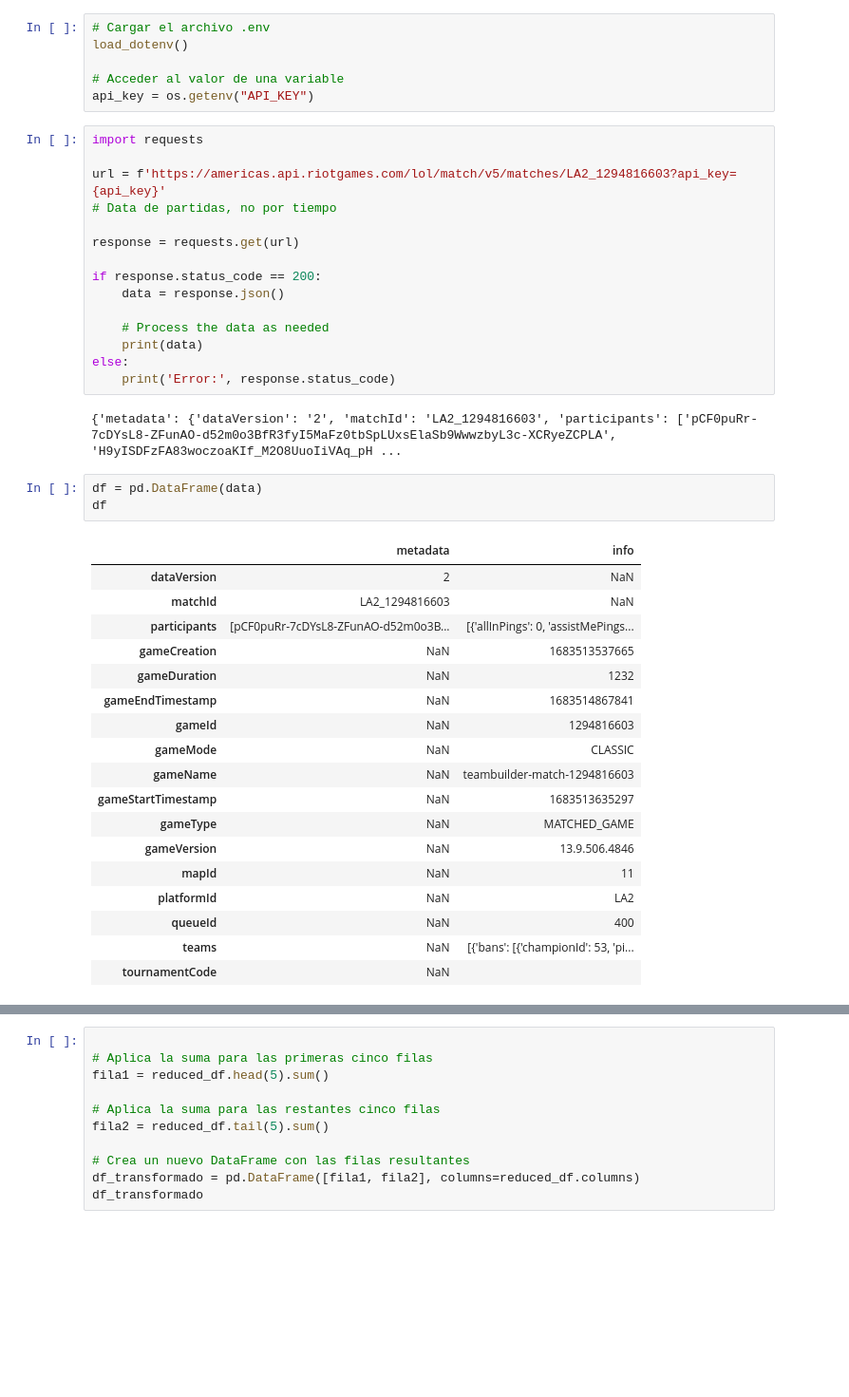
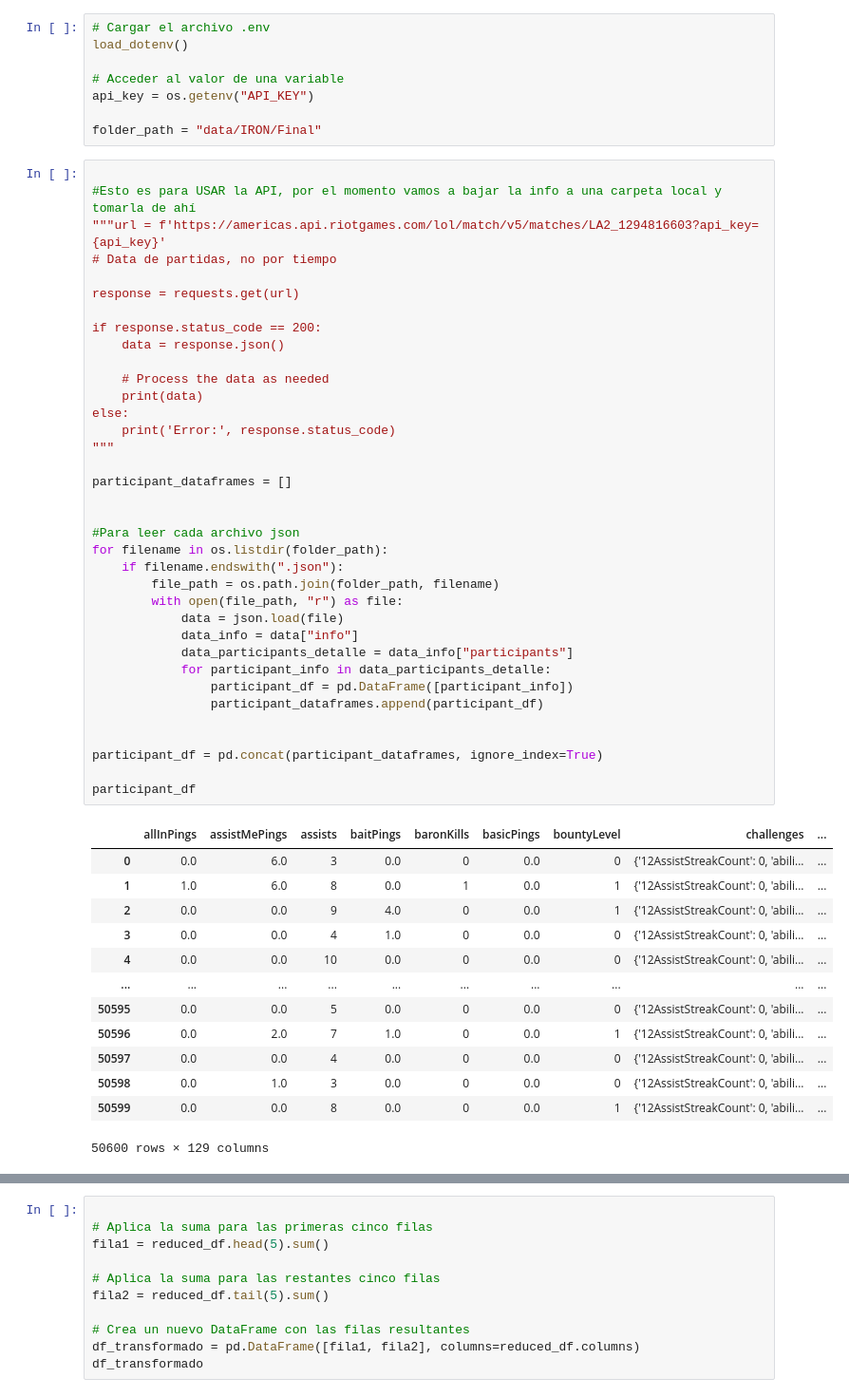
Before and after one commit to nicolas-muzzio/Spirit_of_the_LoL, a Jupyter notebook: Preprocessing.ipynb, the cells around one changed output, grey strips where cells are left out. Shown at 95% size. Drawn from its saved outputs; the diff is of its cells as text; blank space fills up the shorter version.

Commit message:
IRON df completo ... comienza exploración

```diff
--- a/Preprocessing.ipynb
+++ b/Preprocessing.ipynb
@@ -10,42 +13,55 @@ load_dotenv()
 
 # Acceder al valor de una variable
 api_key = os.getenv("API_KEY")
+
+folder_path = "data/IRON/Final"
 # %%
-import requests
 
-url = f'https://americas.api.riotgames.com/lol/match/v5/matches/LA2_1294816603?api_key={api_key}'
+#Esto es para USAR la API, por el momento vamos a bajar la info a una carpeta local y tomarla de ahí
+"""url = f'https://americas.api.riotgames.com/lol/match/v5/matches/LA2_1294816603?api_key={api_key}'
 # Data de partidas, no por tiempo
 
 response = requests.get(url)
 
 if response.status_code == 200:
     data = response.json()
 
     # Process the data as needed
     print(data)
 else:
     print('Error:', response.status_code)
+"""
+
+participant_dataframes = []
+
+
+#Para leer cada archivo json
+for filename in os.listdir(folder_path):
+    if filename.endswith(".json"):
+        file_path = os.path.join(folder_path, filename)
+        with open(file_path, "r") as file:
+            data = json.load(file)
+            data_info = data["info"]
+            data_participants_detalle = data_info["participants"]
+            for participant_info in data_participants_detalle:
+                participant_df = pd.DataFrame([participant_info])
+                participant_dataframes.append(participant_df)
+
+
+participant_df = pd.concat(participant_dataframes, ignore_index=True)
+
+participant_df
 # %% [output]
+|  | allInPings | assistMePings | assists | baitPings | baronKills | basicPings | bountyLevel | challenges | ... |
+| 0 | 0.0 | 6.0 | 3 | 0.0 | 0 | 0.0 | 0 | {'12AssistStreakCount': 0, 'abili... | ... |
+| 1 | 1.0 | 6.0 | 8 | 0.0 | 1 | 0.0 | 1 | {'12AssistStreakCount': 0, 'abili... | ... |
+| 2 | 0.0 | 0.0 | 9 | 4.0 | 0 | 0.0 | 1 | {'12AssistStreakCount': 0, 'abili... | ... |
+| 3 | 0.0 | 0.0 | 4 | 1.0 | 0 | 0.0 | 0 | {'12AssistStreakCount': 0, 'abili... | ... |
+| 4 | 0.0 | 0.0 | 10 | 0.0 | 0 | 0.0 | 0 | {'12AssistStreakCount': 0, 'abili... | ... |
+| ... | ... | ... | ... | ... | ... | ... | ... | ... | ... |
+| 50595 | 0.0 | 0.0 | 5 | 0.0 | 0 | 0.0 | 0 | {'12AssistStreakCount': 0, 'abili... | ... |
+| 50596 | 0.0 | 2.0 | 7 | 1.0 | 0 | 0.0 | 1 | {'12AssistStreakCount': 0, 'abili... | ... |
+| 50597 | 0.0 | 0.0 | 4 | 0.0 | 0 | 0.0 | 0 | {'12AssistStreakCount': 0, 'abili... | ... |
+| 50598 | 0.0 | 1.0 | 3 | 0.0 | 0 | 0.0 | 0 | {'12AssistStreakCount': 0, 'abili... | ... |
+| 50599 | 0.0 | 0.0 | 8 | 0.0 | 0 | 0.0 | 1 | {'12AssistStreakCount': 0, 'abili... | ... |
-{'metadata': {'dataVersion': '2', 'matchId': 'LA2_1294816603', 'participants': ['pCF0puRr-7cDYsL8-ZFunAO-d52m0o3BfR3fyI5MaFz0tbSpLUxsElaSb9WwwzbyL3c-XCRyeZCPLA', 'H9yISDFzFA83woczoaKIf_M2O8UuoIiVAq_pH ...
+50600 rows × 129 columns
-# %%
-df = pd.DataFrame(data)
-df
-# %% [output]
-|  | metadata | info |
-| dataVersion | 2 | NaN |
-| matchId | LA2_1294816603 | NaN |
-| participants | [pCF0puRr-7cDYsL8-ZFunAO-d52m0o3B... | [{'allInPings': 0, 'assistMePings... |
-| gameCreation | NaN | 1683513537665 |
-| gameDuration | NaN | 1232 |
-| gameEndTimestamp | NaN | 1683514867841 |
-| gameId | NaN | 1294816603 |
-| gameMode | NaN | CLASSIC |
-| gameName | NaN | teambuilder-match-1294816603 |
-| gameStartTimestamp | NaN | 1683513635297 |
-| gameType | NaN | MATCHED_GAME |
-| gameVersion | NaN | 13.9.506.4846 |
-| mapId | NaN | 11 |
-| platformId | NaN | LA2 |
-| queueId | NaN | 400 |
-| teams | NaN | [{'bans': [{'championId': 53, 'pi... |
-| tournamentCode | NaN |  |
```
Also changed, not shown: parts of 14 cells of this notebook.
